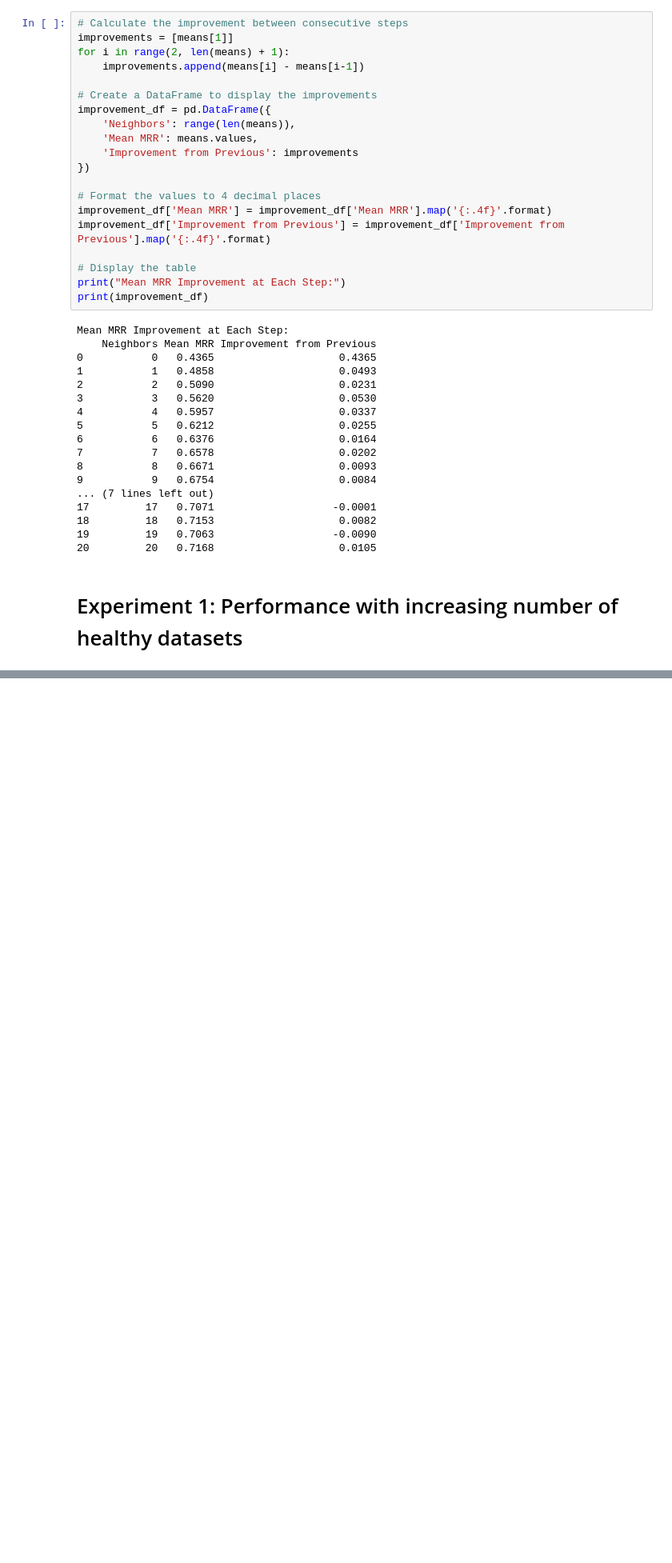
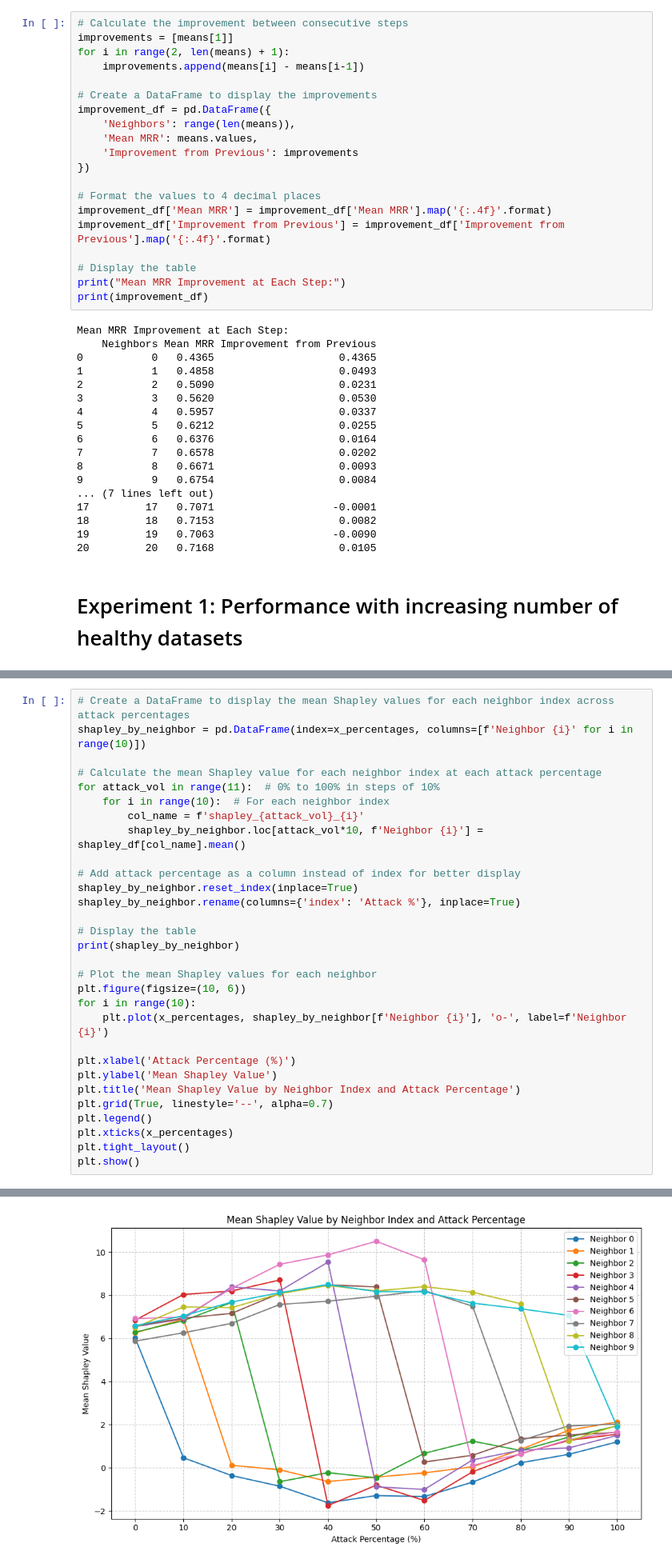
Before and after one commit to mg98/autonomos, a Jupyter notebook: notebook.ipynb, the cells around one changed output, grey strips where cells are left out. Shown at 80% size. Drawn from its saved outputs; the diff is of its cells as text; blank space fills up the shorter version.

```diff
--- a/notebook.ipynb
+++ b/notebook.ipynb
@@ -991,0 +1049,31 @@ plt.show()
+# %%
+# Create a DataFrame to display the mean Shapley values for each neighbor index across attack percentages
+shapley_by_neighbor = pd.DataFrame(index=x_percentages, columns=[f'Neighbor {i}' for i in range(10)])
+
+# Calculate the mean Shapley value for each neighbor index at each attack percentage
+for attack_vol in range(11):  # 0% to 100% in steps of 10%
+    for i in range(10):  # For each neighbor index
+        col_name = f'shapley_{attack_vol}_{i}'
+        shapley_by_neighbor.loc[attack_vol*10, f'Neighbor {i}'] = shapley_df[col_name].mean()
+
+# Add attack percentage as a column instead of index for better display
+shapley_by_neighbor.reset_index(inplace=True)
+shapley_by_neighbor.rename(columns={'index': 'Attack %'}, inplace=True)
+
+# Display the table
+print(shapley_by_neighbor)
+
+# Plot the mean Shapley values for each neighbor
+plt.figure(figsize=(10, 6))
+for i in range(10):
+    plt.plot(x_percentages, shapley_by_neighbor[f'Neighbor {i}'], 'o-', label=f'Neighbor {i}')
+
+plt.xlabel('Attack Percentage (%)')
+plt.ylabel('Mean Shapley Value')
+plt.title('Mean Shapley Value by Neighbor Index and Attack Percentage')
+plt.grid(True, linestyle='--', alpha=0.7)
+plt.legend()
+plt.xticks(x_percentages)
+plt.tight_layout()
+plt.show()
+# %% [output]
@@ -991,0 +1097 @@ plt.show()
+[figure, added]
```
Also changed, not shown: parts of 7 cells of this notebook, 29 other files.
